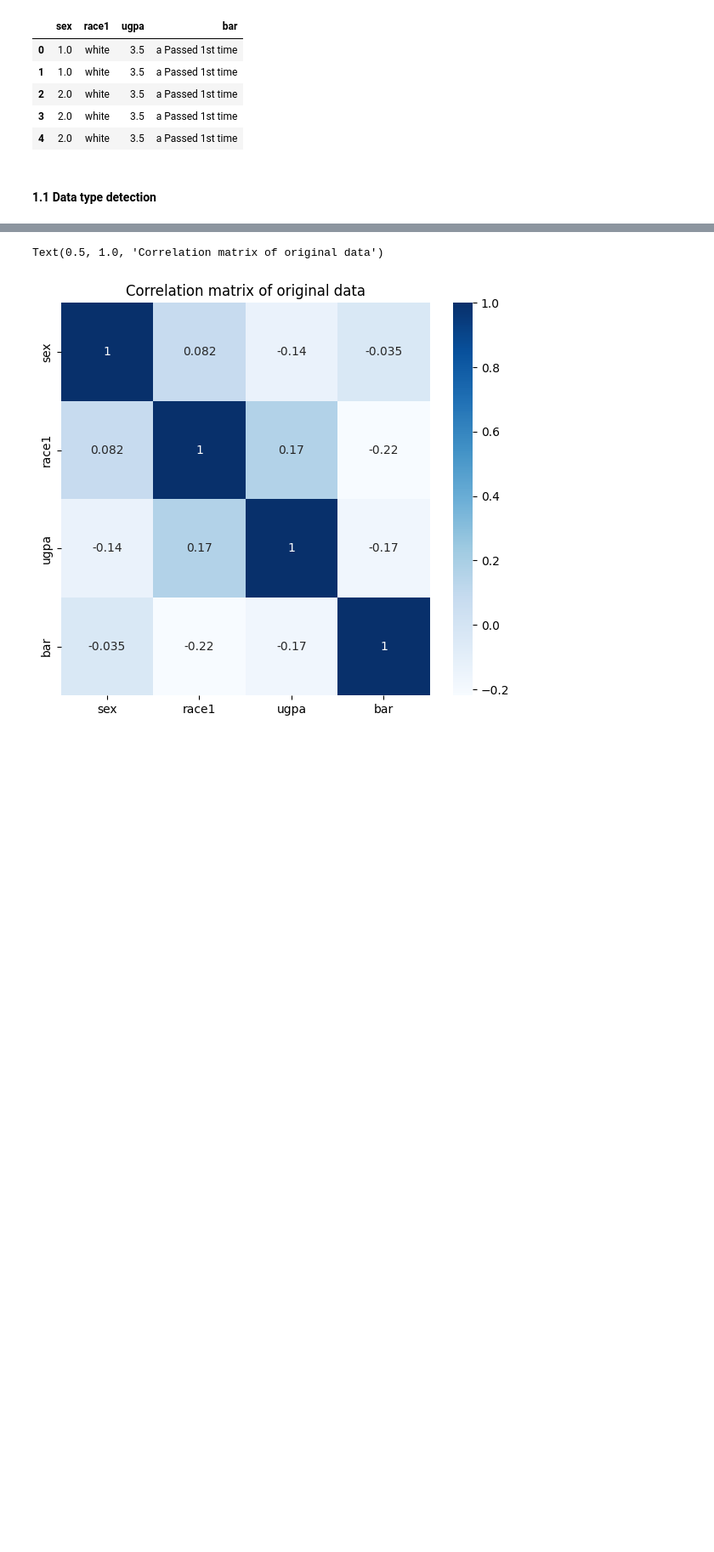
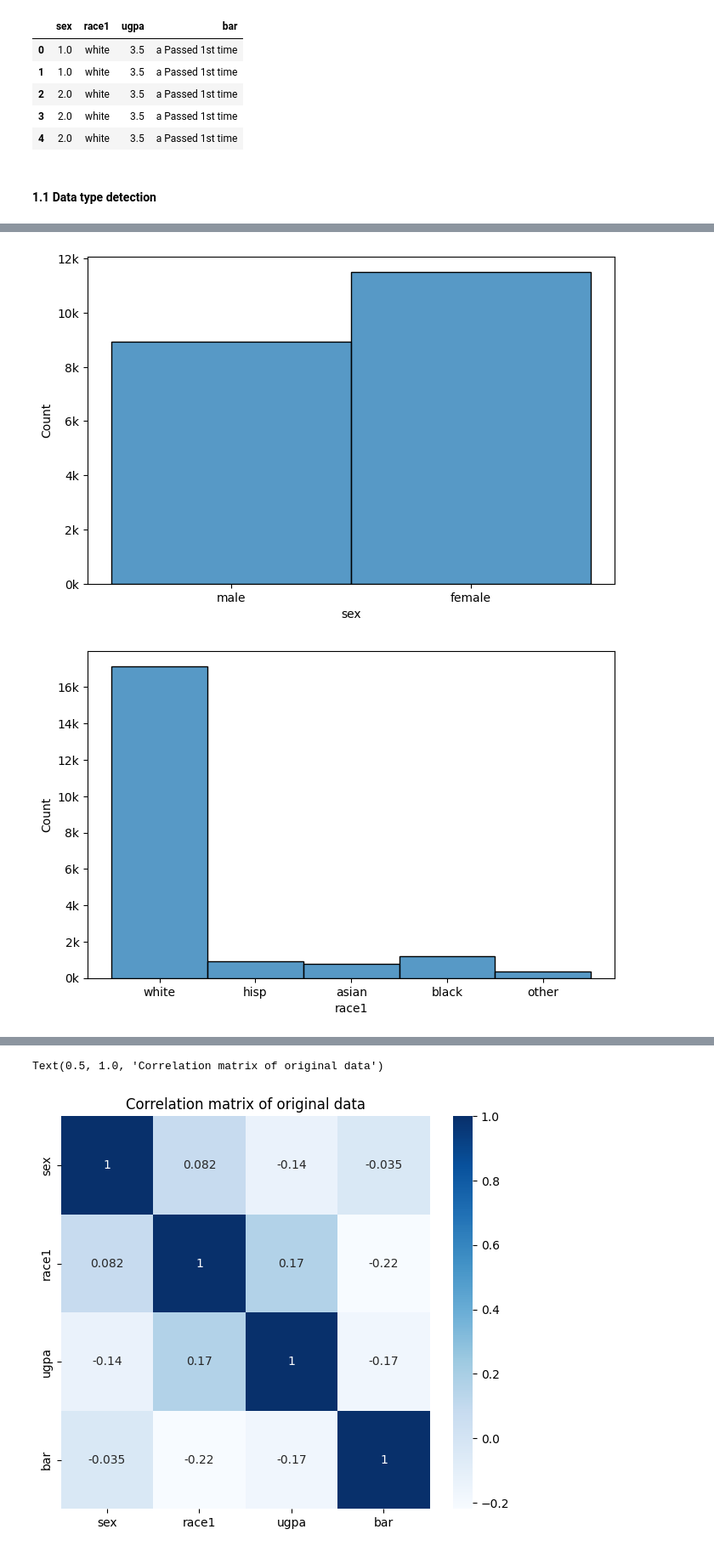
Before and after one commit to NGO-Algorithm-Audit/local-first-web-tool, a Jupyter notebook: notebooks/CART_LawSchoolAdmissionBar.ipynb, the cells around one changed output, grey strips where cells are left out. Shown at 85% size. Drawn from its saved outputs; the diff is of its cells as text; code cells hidden in the pictures; blank space fills up the shorter version.

```diff
--- a/notebooks/CART_LawSchoolAdmissionBar.ipynb
+++ b/notebooks/CART_LawSchoolAdmissionBar.ipynb
@@ -78,8 +79,8 @@ The CART method will be used  evaluate the distribution and correlation differen
 *The original paper can be found [here](https://files.eric.ed.gov/fulltext/ED469370.pdf).
 # %%
 # demo dataset
-original_data = admissions_df[['sex', 'race1', 'ugpa', 'bar']]
-original_data.head()
+df = admissions_df[['sex', 'race1', 'ugpa', 'bar']]
+df.head()
 # %% [output]
 |  | sex | race1 | ugpa | bar |
 | 0 | 1.0 | white | 3.5 | a Passed 1st time |
@@ -108,0 +93,4 @@ dtypes_dict
+# %%
+# get the data types of columns using helper function
+dtypes_dict = data_type(df)
+dtypes_dict
@@ -173,0 +168,6 @@ bar
+# %%
+# plot univariate histograms using helper function
+univariate_hist(df,dtypes_dict)
+# %% [output]
+[figure, added]
+[figure, added]
```
Also changed, not shown: parts of 26 cells of this notebook, 4 other files.
